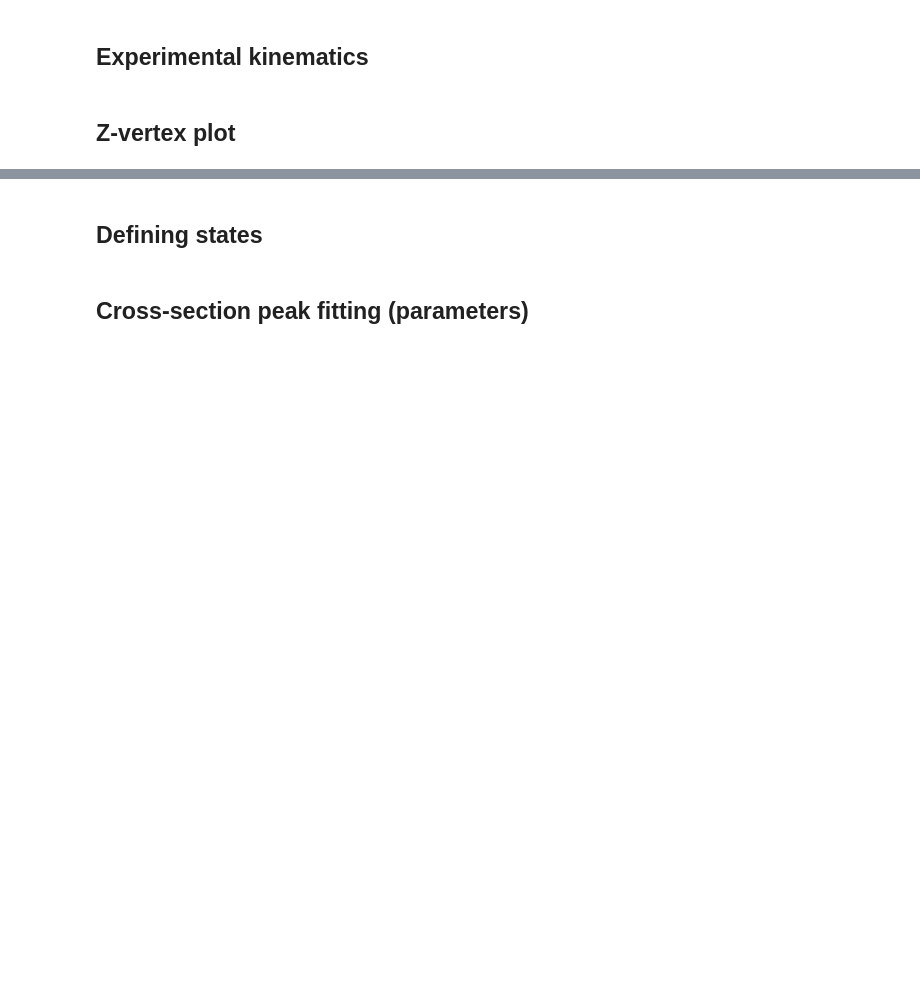
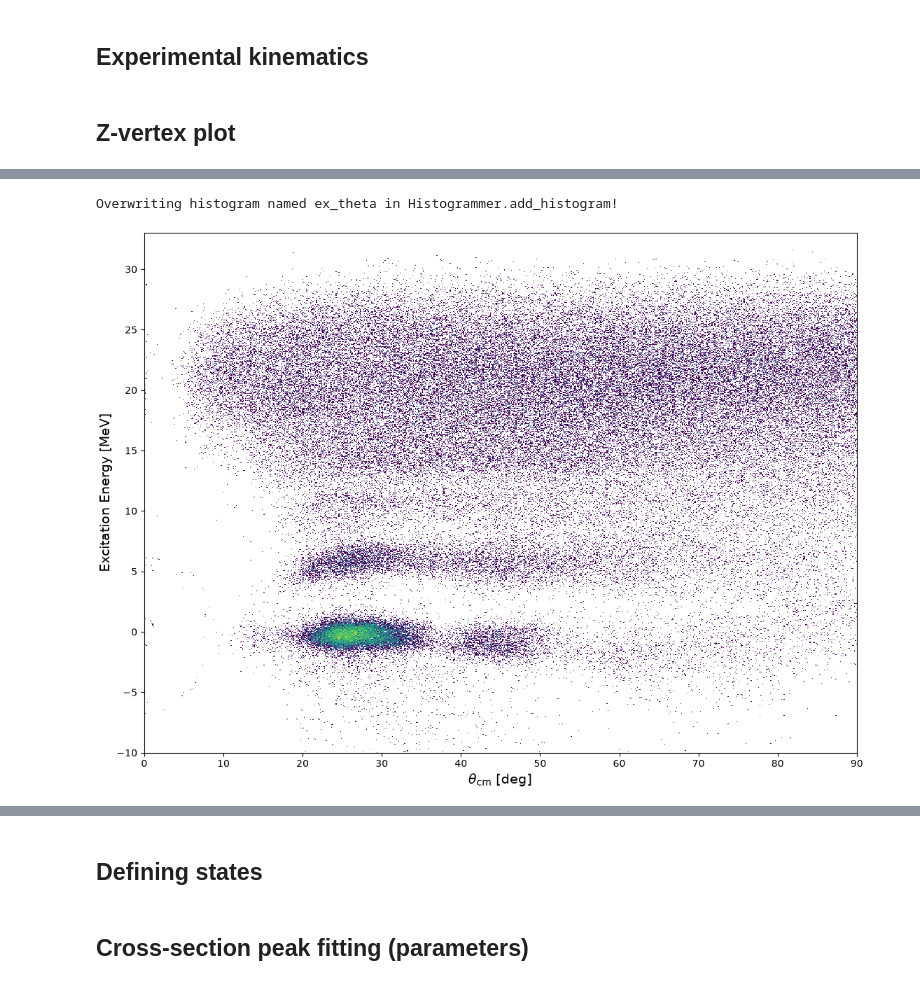
Before and after one commit to singhp99/spyral_notebooks, a Jupyter notebook: crosssection_correction.ipynb, the cells around one changed output, grey strips where cells are left out. Cells and saved outputs as stored; diff of their text form; code cells hidden in the pictures; blank space fills up the shorter version.

```diff
--- a/crosssection_correction.ipynb
+++ b/crosssection_correction.ipynb
@@ -214,3 +214,17 @@ fig.tight_layout()
+# %%
+grammer.add_hist2d('ex_theta', (800, 1600), ((0.0, 90.0), (-10, 33.0)))
+grammer.fill_hist2d('ex_theta', np.rad2deg(results["cm_polar"]), results["ex_energy"])
+ex_theta = grammer.get_hist2d("ex_theta")
+fig, ax = plt.subplots(1,1, constrained_layout=True)
+mesh = ax.pcolormesh(ex_theta.x_bins, ex_theta.y_bins, ex_theta.counts, norm="log")
+ax.set_xlabel(r"$\theta_{\text{cm}}$ [deg]", fontsize = 14)
+ax.set_ylabel("Excitation Energy [MeV]",fontsize = 14)
+fig.set_figheight(8.0)
+fig.set_figwidth(11.0)
+plt.show()
+# %% [output]
+Overwriting histogram named ex_theta in Histogrammer.add_histogram!
+[figure, added]
 # %%
 percentage_slice = (counts_slices/sum(counts_slices))
 bins_half = np.zeros(len(bins_slices))
```
Also changed, not shown: parts of 5 cells of this notebook, 9 other files.
